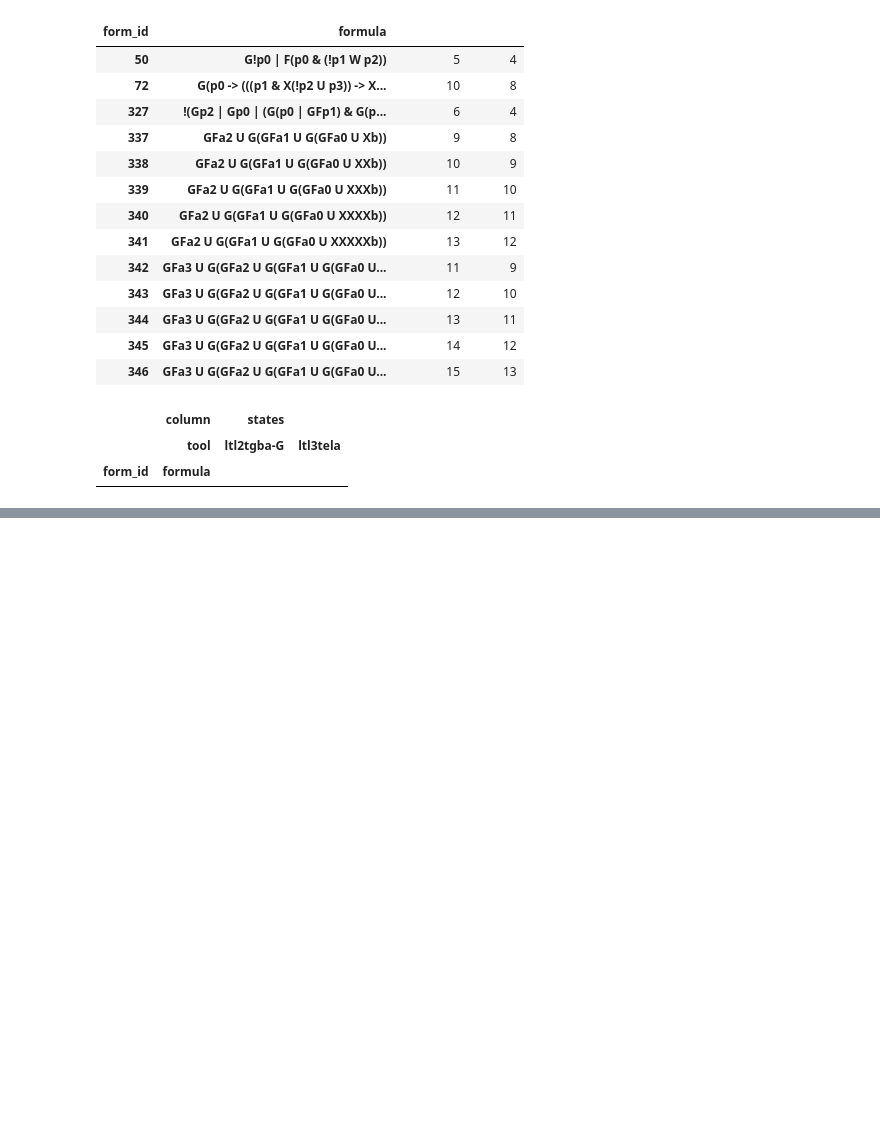
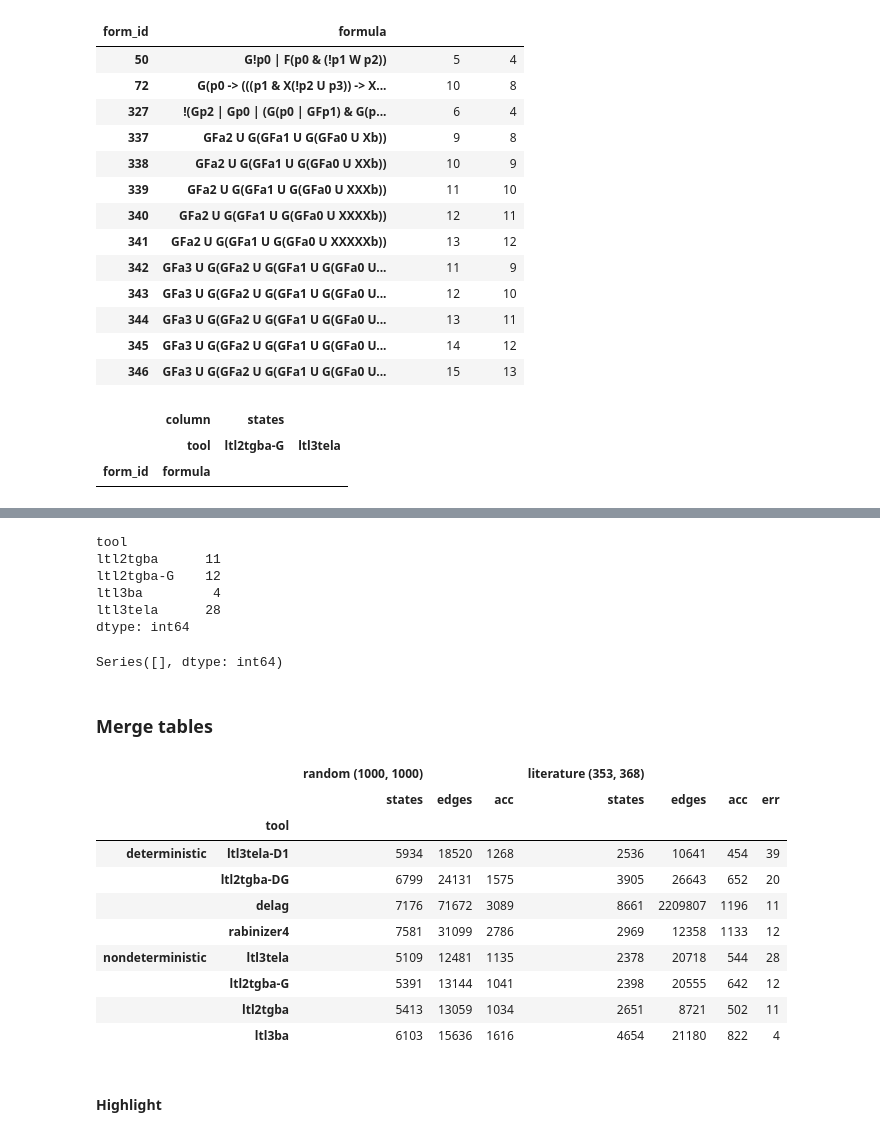
Before and after one commit to jurajmajor/ltl3tela, a Jupyter notebook: Experiments/Evaluation_ATVA19.ipynb, the cells around one changed output, grey strips where cells are left out. Saved outputs shown, nothing was run; the diff lists cells and outputs as text; code cells hidden in the pictures; blank space fills up the shorter version.

```diff
--- a/Experiments/Evaluation_ATVA19.ipynb
+++ b/Experiments/Evaluation_ATVA19.ipynb
@@ -195,3 +226,6 @@ n_data_patterns.smaller_than('ltl2tgba-G', 'ltl3tela')
 |  | column | states |  |
 |  | tool | ltl2tgba-G | ltl3tela |
 | form_id | formula |  |  |
+# %%
+nd_tmp = pd.merge(nd_rand, nd_lit, suffixes=('.random','.literature'),on='tool')
+nd_tmp
@@ -197,0 +239,3 @@ n_data_patterns.smaller_than('ltl2tgba-G', 'ltl3tela')
+# %%
+nd = split_cols(nd_tmp,'.').swaplevel(axis=1)
+nd
@@ -210,5 +262,53 @@ n_data_patterns.smaller_than('ltl2tgba-G', 'ltl3tela')
 # %%
 #test_cols = ['states'];
 #test_data.cummulative(col = test_cols).unstack(level = 0).loc[['split-obligation', 'whole-obligation'], test_cols]
+# %%
+n_data_patterns.get_error_count()
+# %% [output]
+tool
+ltl2tgba      11
+ltl2tgba-G    12
+ltl3ba         4
+ltl3tela      28
+dtype: int64
+# %%
+n_data_rand.get_error_count()
+# %% [output]
+Series([], dtype: int64)
 # %%
 #test_data.smaller_than('split-obligation', 'whole-obligation')
+# %% [markdown]
+### Merge tables
+# %%
+#Merge det & nondet
+merged_tmp = pd.concat([det,nd],keys=["deterministic","nondeterministic"])
+
+# Compute number of formulae
+rand_lengths = f'({len(d_data_rand.values.dropna())}, {len(n_data_rand.values.dropna())})'
+lit_lengths = f'({len(d_data_patterns.values.dropna())}, {len(n_data_patterns.values.dropna())})'
+
+cols = merged_tmp.columns
+# Add numbers to benchmark type
+new_cols = []
+for val in cols.get_level_values(0):
+    val = val.replace('random',f'random {rand_lengths}')
+    val = val.replace('literature',f'literature {lit_lengths}')
+    new_cols.append(val)
+# Replace with new index
+new_index = pd.MultiIndex.from_tuples(zip(new_cols,cols.get_level_values(1)))
+merged_tmp.columns = new_index
+merged_tmp
+# %% [output]
+|  |  | random (1000, 1000) |  |  | literature (353, 368) |  |  |  |
+|  |  | states | edges | acc | states | edges | acc | err |
+|  | tool |  |  |  |  |  |  |  |
+| deterministic | ltl3tela-D1 | 5934 | 18520 | 1268 | 2536 | 10641 | 454 | 39 |
+|  | ltl2tgba-DG | 6799 | 24131 | 1575 | 3905 | 26643 | 652 | 20 |
+|  | delag | 7176 | 71672 | 3089 | 8661 | 2209807 | 1196 | 11 |
+|  | rabinizer4 | 7581 | 31099 | 2786 | 2969 | 12358 | 1133 | 12 |
+| nondeterministic | ltl3tela | 5109 | 12481 | 1135 | 2378 | 20718 | 544 | 28 |
+|  | ltl2tgba-G | 5391 | 13144 | 1041 | 2398 | 20555 | 642 | 12 |
+|  | ltl2tgba | 5413 | 13059 | 1034 | 2651 | 8721 | 502 | 11 |
+|  | ltl3ba | 6103 | 15636 | 1616 | 4654 | 21180 | 822 | 4 |
+# %% [markdown]
+#### Highlight
```
Also changed, not shown: parts of 29 cells of this notebook, 1 other file.
